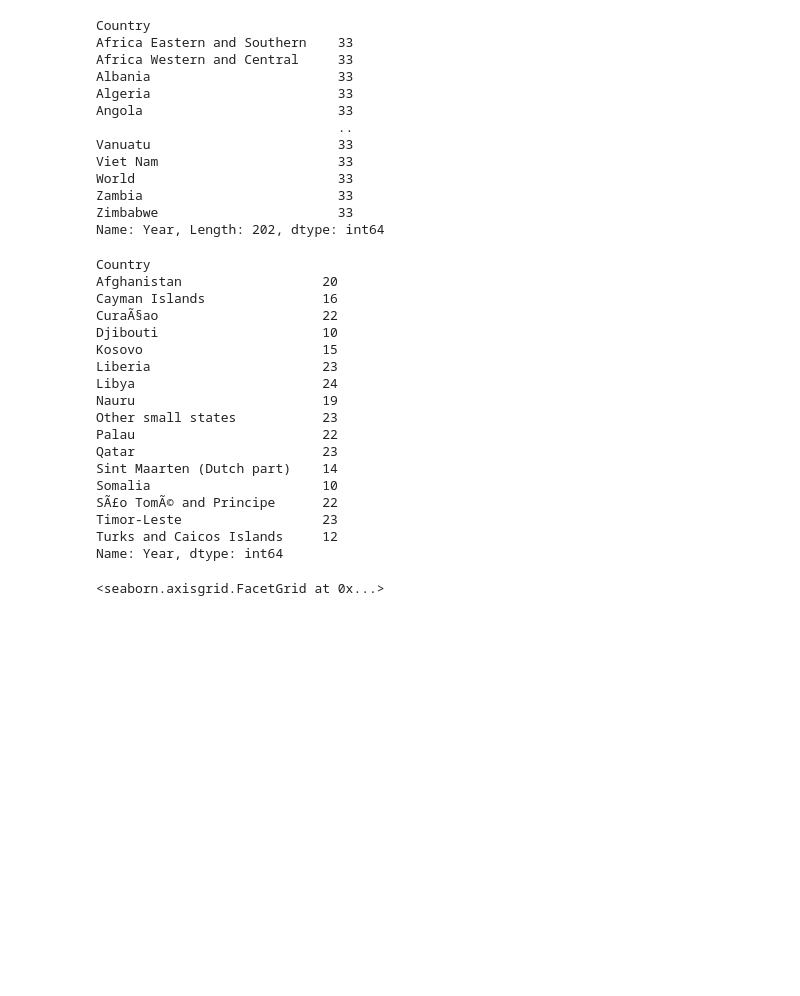
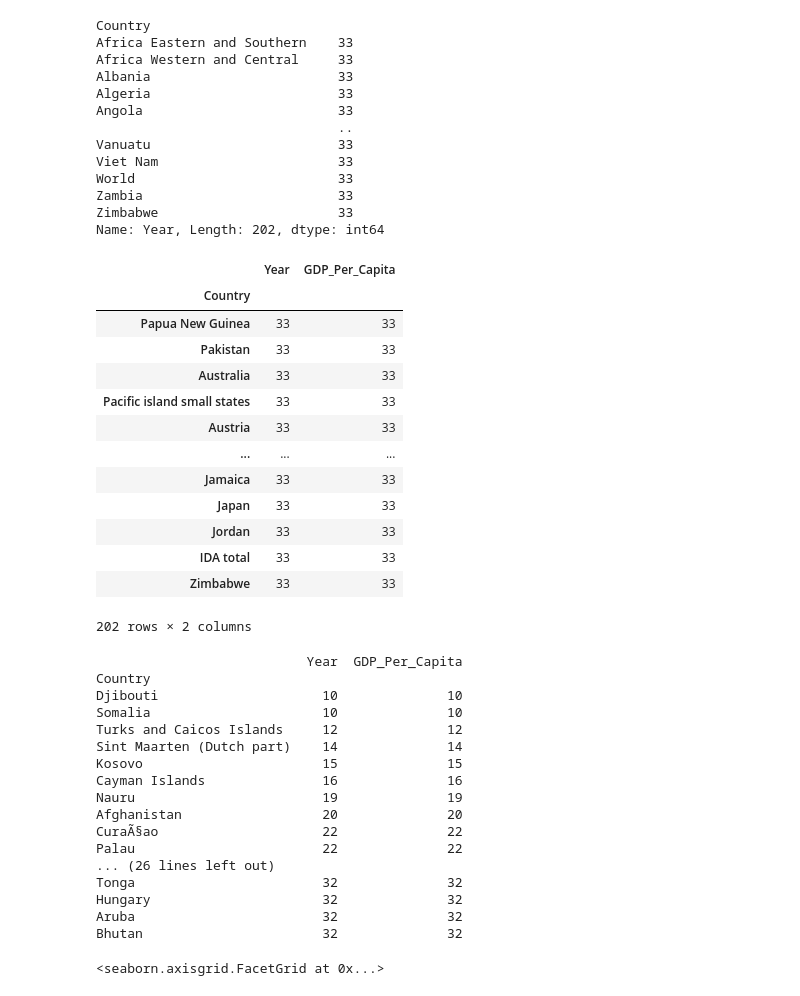
Before and after one commit to NSS-Data-Analytics-Cohort-12/un-python-HaylieCannon, a Jupyter notebook: notebooks/unproject.ipynb, the cells around one changed output. Drawn from its saved outputs; the diff is of its cells as text; code cells hidden in the pictures; blank space fills up the shorter version.

```diff
--- a/notebooks/unproject.ipynb
+++ b/notebooks/unproject.ipynb
@@ -88,6 +104,6 @@ print(gdp_country_total_years)
 # %% [output]
 33
 # %%
-gdp_country_count = gdp_df_rename.groupby('Country')['Year'].count()
+gdp_country_count = gdp_df_rename.groupby(['Country']).count().sort_values(by = 'Year')
 print(gdp_country_count)
 # %% [output]
@@ -142,28 +160,44 @@ World                          33
 Zambia                         33
 Zimbabwe                       33
 Name: Year, Length: 202, dtype: int64
+# %%
+gdp_country_count[gdp_country_count['Year'] == 33]
+# %% [output]
+|  | Year | GDP_Per_Capita |
+| Country |  |  |
+| Papua New Guinea | 33 | 33 |
+| Pakistan | 33 | 33 |
+| Australia | 33 | 33 |
+| Pacific island small states | 33 | 33 |
+| Austria | 33 | 33 |
+| ... | ... | ... |
+| Jamaica | 33 | 33 |
+| Japan | 33 | 33 |
+| Jordan | 33 | 33 |
+| IDA total | 33 | 33 |
+| Zimbabwe | 33 | 33 |
+202 rows × 2 columns
 # %%
-countries_with_missing_years = gdp_country_count[gdp_country_count < 25]
+countries_with_missing_years = gdp_country_count[gdp_country_count['Year'] < 33]
 print(countries_with_missing_years)
 # %% [output]
+                           Year  GDP_Per_Capita
 Country
-Afghanistan                  20
-Cayman Islands               16
-CuraÃ§ao                     22
-Djibouti                     10
-Kosovo                       15
-Liberia                      23
-Libya                        24
-Nauru                        19
-Other small states           23
-Palau                        22
-Qatar                        23
-Sint Maarten (Dutch part)    14
-Somalia                      10
-SÃ£o TomÃ© and Principe      22
-Timor-Leste                  23
-Turks and Caicos Islands     12
-Name: Year, dtype: int64
+Djibouti                     10              10
+Somalia                      10              10
+Turks and Caicos Islands     12              12
+Sint Maarten (Dutch part)    14              14
+Kosovo                       15              15
+Cayman Islands               16              16
+Nauru                        19              19
+Afghanistan                  20              20
+CuraÃ§ao                     22              22
+Palau                        22              22
+... (26 lines left out)
+Tonga                        32              32
+Hungary                      32              32
+Aruba                        32              32
+Bhutan                       32              32
 # %%
 # 8. In this question, you're going to create some plots to show the distribution of GDP per capita for the year 2020. Go to the Python Graph Gallery
 # (https://www.python-graph-gallery.com/) and look at the different types of plots under the Distribution section. Create a histogram, a density plot,
```
Also changed, not shown: parts of 22 cells of this notebook.
